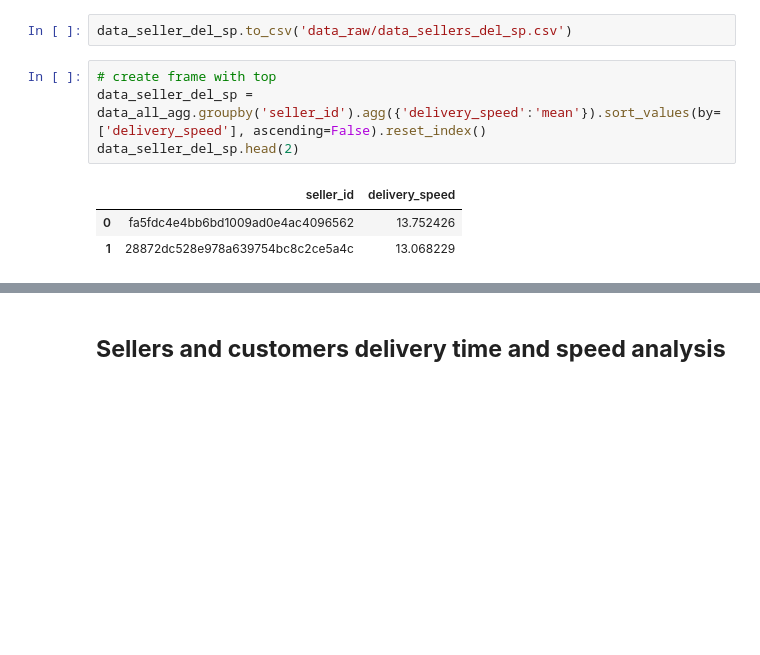
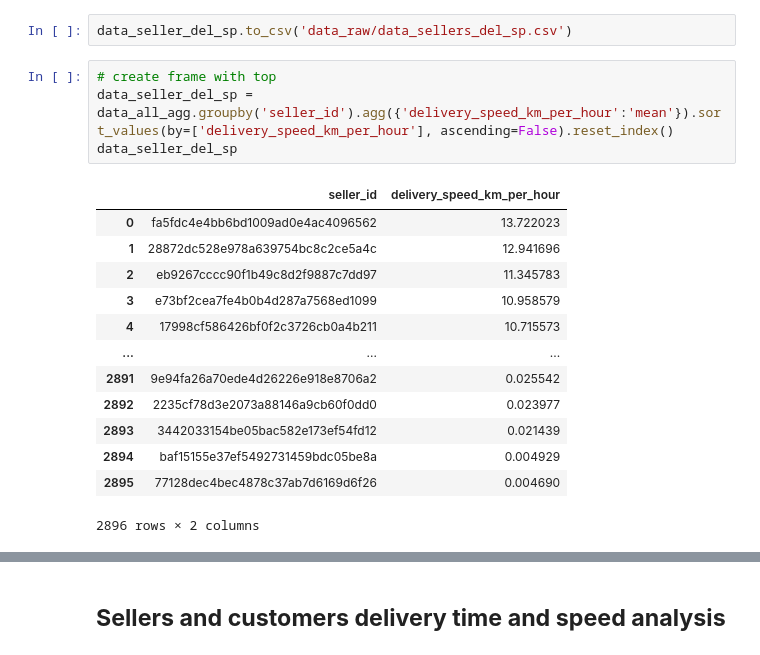
Before and after one commit to strateg17/SMART_DS_Academy_Prod1, a Jupyter notebook: Task_3/Task_3_Logistic_Part_2_EDA.ipynb, the cells around one changed output, grey strips where cells are left out. Drawn from its saved outputs; the diff is of its cells as text; blank space fills up the shorter version.

```diff
--- a/Task_3/Task_3_Logistic_Part_2_EDA.ipynb
+++ b/Task_3/Task_3_Logistic_Part_2_EDA.ipynb
@@ -85,9 +84,19 @@ data_all_agg.head(2)
 data_seller_del_sp.to_csv('data_raw/data_sellers_del_sp.csv')
 # %%
 # create frame with top
-data_seller_del_sp = data_all_agg.groupby('seller_id').agg({'delivery_speed':'mean'}).sort_values(by=['delivery_speed'], ascending=False).reset_index()
-data_seller_del_sp.head(2)
+data_seller_del_sp = data_all_agg.groupby('seller_id').agg({'delivery_speed_km_per_hour':'mean'}).sort_values(by=['delivery_speed_km_per_hour'], ascending=False).reset_index()
+data_seller_del_sp
 # %% [output]
-|  | seller_id | delivery_speed |
-| 0 | fa5fdc4e4bb6bd1009ad0e4ac4096562 | 13.752426 |
-| 1 | 28872dc528e978a639754bc8c2ce5a4c | 13.068229 |
+|  | seller_id | delivery_speed_km_per_hour |
+| 0 | fa5fdc4e4bb6bd1009ad0e4ac4096562 | 13.722023 |
+| 1 | 28872dc528e978a639754bc8c2ce5a4c | 12.941696 |
+| 2 | eb9267cccc90f1b49c8d2f9887c7dd97 | 11.345783 |
+| 3 | e73bf2cea7fe4b0b4d287a7568ed1099 | 10.958579 |
+| 4 | 17998cf586426bf0f2c3726cb0a4b211 | 10.715573 |
+| ... | ... | ... |
+| 2891 | 9e94fa26a70ede4d26226e918e8706a2 | 0.025542 |
+| 2892 | 2235cf78d3e2073a88146a9cb60f0dd0 | 0.023977 |
+| 2893 | 3442033154be05bac582e173ef54fd12 | 0.021439 |
+| 2894 | baf15155e37ef5492731459bdc05be8a | 0.004929 |
+| 2895 | 77128dec4bec4878c37ab7d6169d6f26 | 0.004690 |
+2896 rows × 2 columns
```
Also changed, not shown: parts of 17 cells of this notebook, 23 other files.
